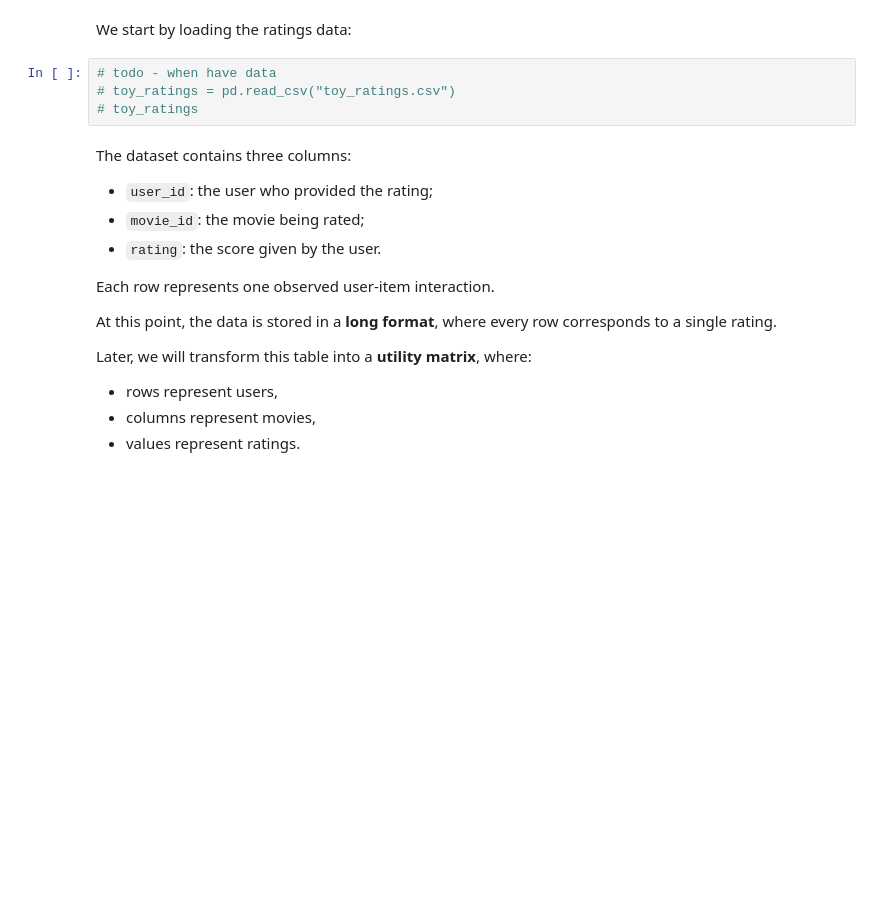
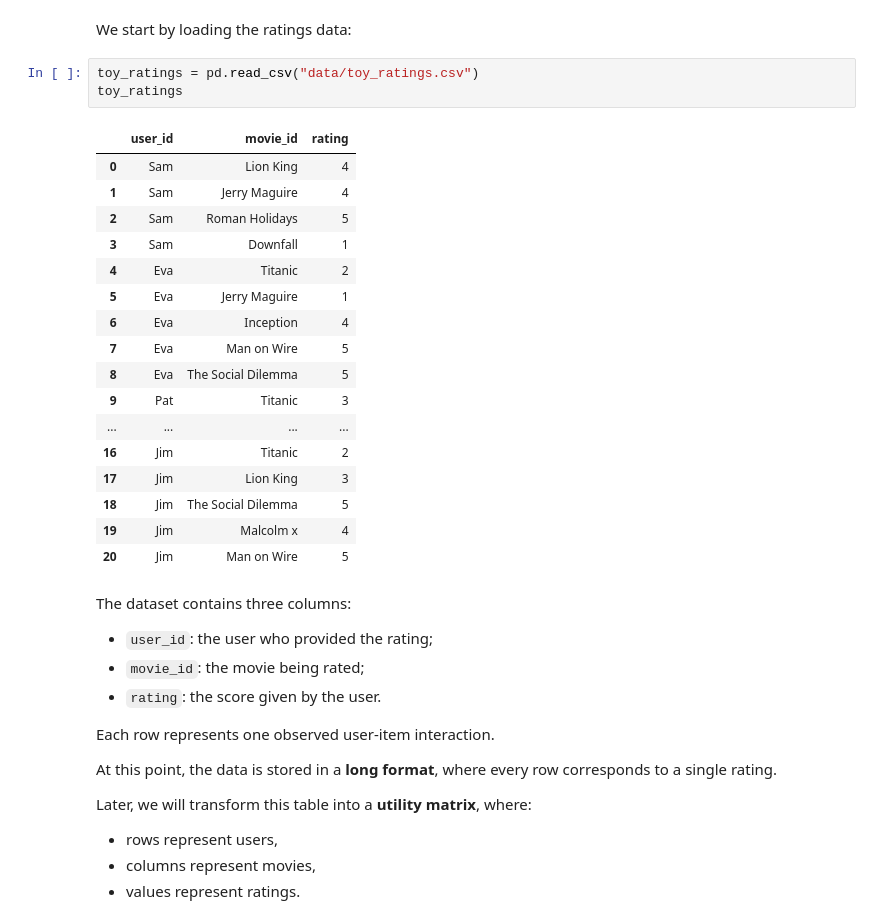
Before and after one commit to Maxstef/data-loves-ml-for-people-course, a Jupyter notebook: notebooks/7_recommendations/0_1_recommendations_intro.ipynb, the cells around one changed output. Drawn from its saved outputs; the diff is of its cells as text; blank space fills up the shorter version.

```diff
--- a/notebooks/7_recommendations/0_1_recommendations_intro.ipynb
+++ b/notebooks/7_recommendations/0_1_recommendations_intro.ipynb
@@ -409,9 +409,26 @@ from sklearn.preprocessing import StandardScaler
 # %% [markdown]
 We start by loading the ratings data:
 # %%
-# todo - when have data
-# toy_ratings = pd.read_csv("toy_ratings.csv")
-# toy_ratings
+toy_ratings = pd.read_csv("data/toy_ratings.csv")
+toy_ratings
+# %% [output]
+|  | user_id | movie_id | rating |
+| 0 | Sam | Lion King | 4 |
+| 1 | Sam | Jerry Maguire | 4 |
+| 2 | Sam | Roman Holidays | 5 |
+| 3 | Sam | Downfall | 1 |
+| 4 | Eva | Titanic | 2 |
+| 5 | Eva | Jerry Maguire | 1 |
+| 6 | Eva | Inception | 4 |
+| 7 | Eva | Man on Wire | 5 |
+| 8 | Eva | The Social Dilemma | 5 |
+| 9 | Pat | Titanic | 3 |
+| ... | ... | ... | ... |
+| 16 | Jim | Titanic | 2 |
+| 17 | Jim | Lion King | 3 |
+| 18 | Jim | The Social Dilemma | 5 |
+| 19 | Jim | Malcolm x | 4 |
+| 20 | Jim | Man on Wire | 5 |
 # %% [markdown]
 The dataset contains three columns:
 
```
Also changed, not shown: parts of 111 cells of this notebook, 2 other files.
